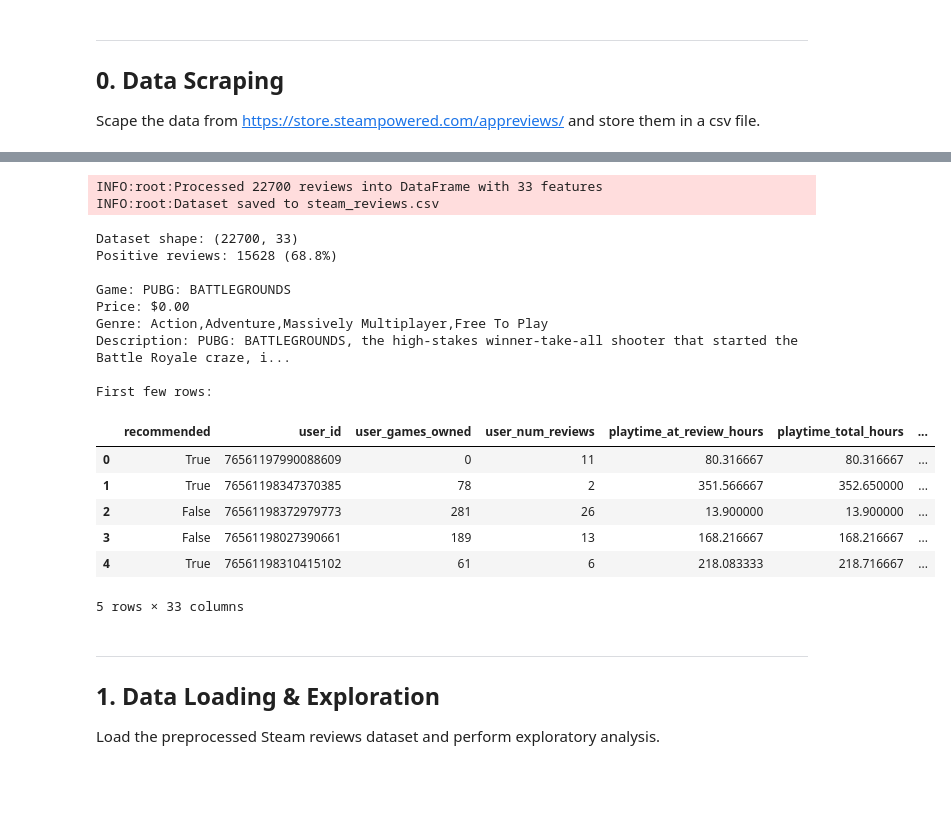
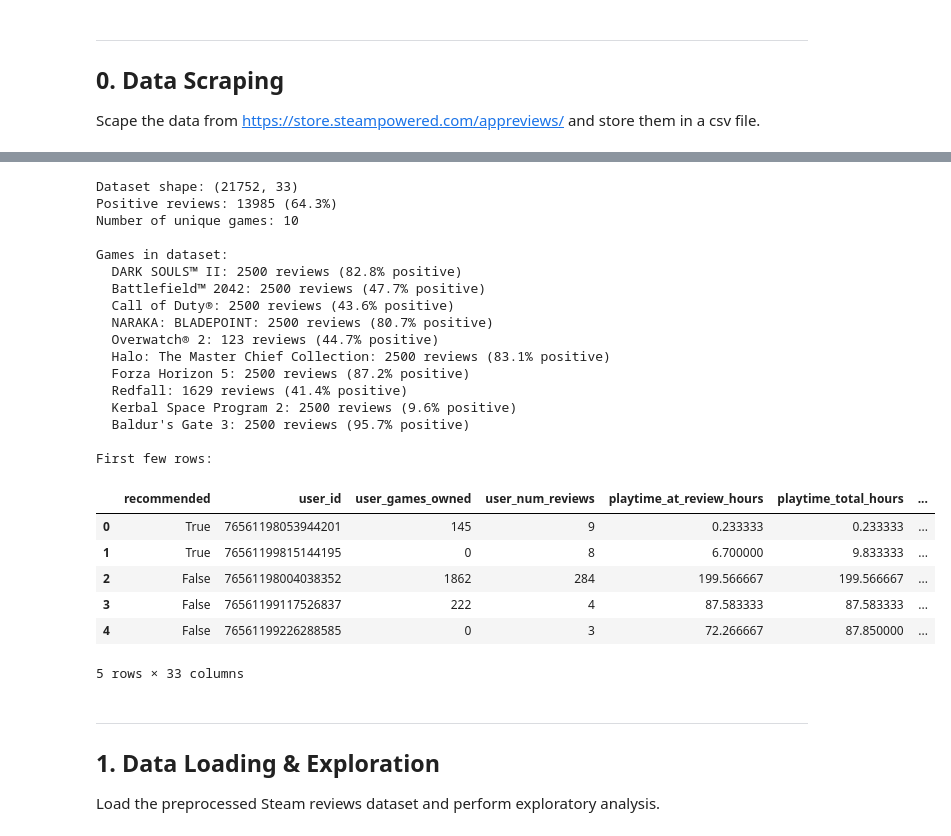
Before and after one commit to miketheofan/msc-in-data-science, a Jupyter notebook: interpretable-predictions/interpretable_predictions.ipynb, the cells around one changed output, grey strips where cells are left out. Saved outputs shown, nothing was run; the diff lists cells and outputs as text; code cells hidden in the pictures; blank space fills up the shorter version.

Commit message:
changed scrapping logic - added multiple games - managed to achieve <70% positive reviews (better balance)

```diff
--- a/interpretable-predictions/interpretable_predictions.ipynb
+++ b/interpretable-predictions/interpretable_predictions.ipynb
@@ -248,41 +238,46 @@ INFO:root:Fetched 22700 reviews in 180.59 seconds
 # %%
-# Process reviews with game data and save to CSV
-df = process_reviews(reviews, game_data=game_data)
-df.to_csv(OUTPUT_FILE, index=False)
-logging.info(f"Dataset saved to {OUTPUT_FILE}")
+# # SINGLE GAME PROCESSING (COMMENTED OUT)
+# df = process_reviews(reviews, game_data=game_data)
+# df.to_csv(OUTPUT_FILE, index=False)
+# logging.info(f"Dataset saved to {OUTPUT_FILE}")
-# %% [output]
-INFO:root:Processed 22700 reviews into DataFrame with 33 features
-INFO:root:Dataset saved to steam_reviews.csv
 # %%
-# Data summary
 print(f"Dataset shape: {df.shape}")
 print(f"Positive reviews: {df['recommended'].sum()} ({df['recommended'].mean()*100:.1f}%)")
+print(f"Number of unique games: {df['game_id'].nunique()}")
 
-# Show game info if available
-if 'game_name' in df.columns:
-    print(f"\nGame: {df['game_name'].iloc[0]}")
-    print(f"Price: ${df['game_price'].iloc[0]:.2f}")
-    print(f"Genre: {df['game_genre'].iloc[0]}")
-    print(f"Description: {df['game_description'].iloc[0][:100]}...")
+print(f"\nGames in dataset:")
+for game_id in df['game_id'].unique():
+    game_df = df[df['game_id'] == game_id]
+    game_name = game_df['game_name'].iloc[0]
+    pos_pct = game_df['recommended'].mean() * 100
+    print(f"  {game_name}: {len(game_df)} reviews ({pos_pct:.1f}% positive)")
 
 print(f"\nFirst few rows:")
 df.head()
 # %% [output]
-Dataset shape: (22700, 33)
-Positive reviews: 15628 (68.8%)
+Dataset shape: (21752, 33)
+Positive reviews: 13985 (64.3%)
+Number of unique games: 10
 
-Game: PUBG: BATTLEGROUNDS
-Price: $0.00
-Genre: Action,Adventure,Massively Multiplayer,Free To Play
-Description: PUBG: BATTLEGROUNDS, the high-stakes winner-take-all shooter that started the Battle Royale craze, i...
+Games in dataset:
+  DARK SOULS™ II: 2500 reviews (82.8% positive)
+  Battlefield™ 2042: 2500 reviews (47.7% positive)
+  Call of Duty®: 2500 reviews (43.6% positive)
+  NARAKA: BLADEPOINT: 2500 reviews (80.7% positive)
+  Overwatch® 2: 123 reviews (44.7% positive)
+  Halo: The Master Chief Collection: 2500 reviews (83.1% positive)
+  Forza Horizon 5: 2500 reviews (87.2% positive)
+  Redfall: 1629 reviews (41.4% positive)
+  Kerbal Space Program 2: 2500 reviews (9.6% positive)
+  Baldur's Gate 3: 2500 reviews (95.7% positive)
 
 First few rows:
 |  | recommended | user_id | user_games_owned | user_num_reviews | playtime_at_review_hours | playtime_total_hours | ... |
-| 0 | True | 76561197990088609 | 0 | 11 | 80.316667 | 80.316667 | ... |
-| 1 | True | 76561198347370385 | 78 | 2 | 351.566667 | 352.650000 | ... |
-| 2 | False | 76561198372979773 | 281 | 26 | 13.900000 | 13.900000 | ... |
-| 3 | False | 76561198027390661 | 189 | 13 | 168.216667 | 168.216667 | ... |
-| 4 | True | 76561198310415102 | 61 | 6 | 218.083333 | 218.716667 | ... |
+| 0 | True | 76561198053944201 | 145 | 9 | 0.233333 | 0.233333 | ... |
+| 1 | True | 76561199815144195 | 0 | 8 | 6.700000 | 9.833333 | ... |
+| 2 | False | 76561198004038352 | 1862 | 284 | 199.566667 | 199.566667 | ... |
+| 3 | False | 76561199117526837 | 222 | 4 | 87.583333 | 87.583333 | ... |
+| 4 | False | 76561199226288585 | 0 | 3 | 72.266667 | 87.850000 | ... |
 5 rows × 33 columns
 # %% [markdown]
 ---
```
Also changed, not shown: parts of 15 cells of this notebook.
